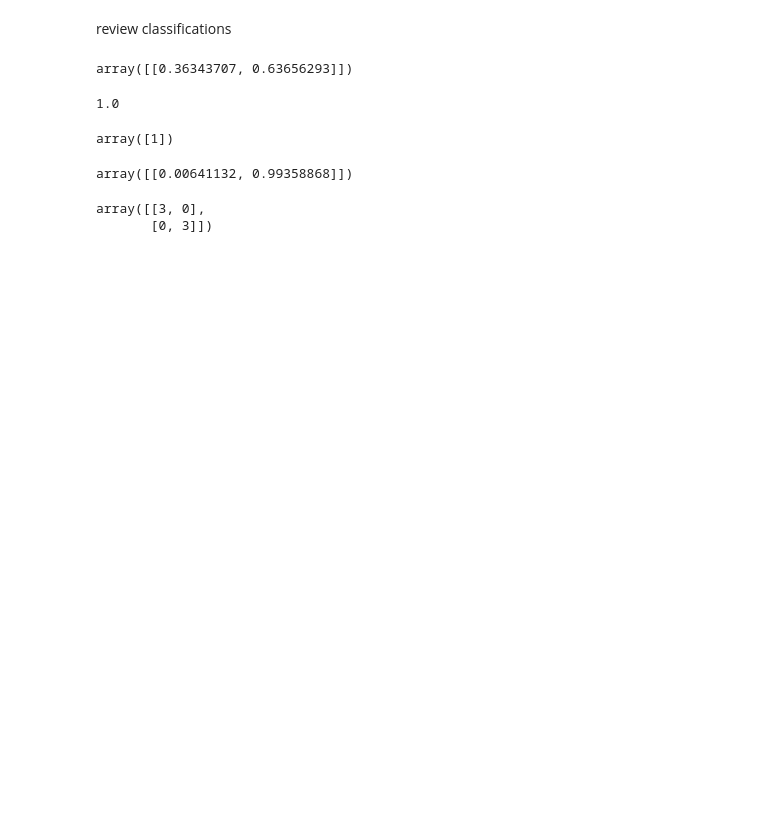
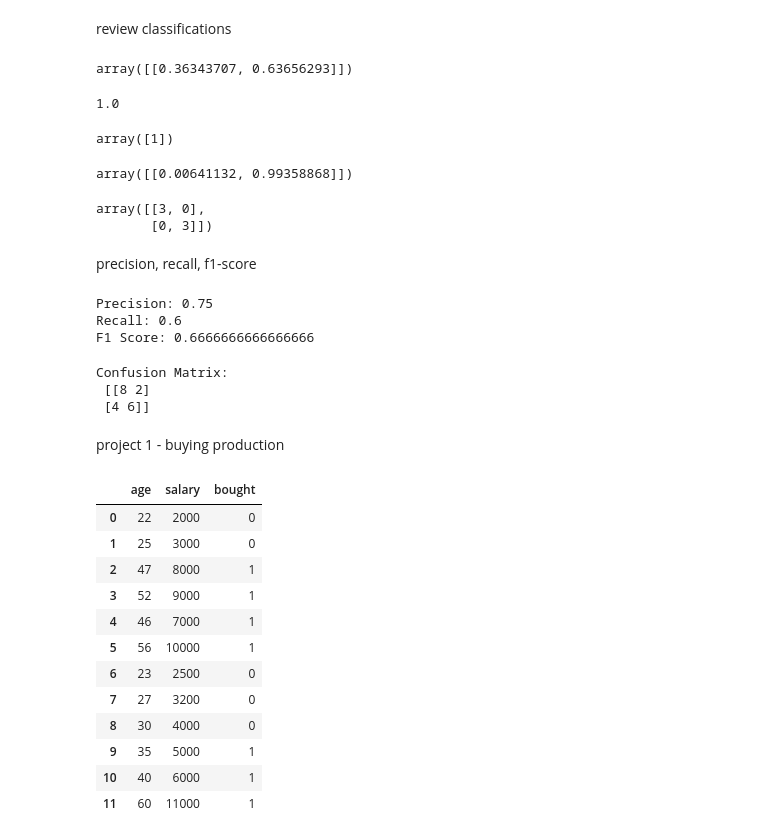
Before and after one commit to hady872/AI_Learning_Journey, a Jupyter notebook: machine_learning/ML_basics.ipynb, the cells around one changed output. Cells and saved outputs as stored; diff of their text form; code cells hidden in the pictures; blank space fills up the shorter version.

Commit message:
real project

```diff
--- a/machine_learning/ML_basics.ipynb
+++ b/machine_learning/ML_basics.ipynb
@@ -254,3 +254,57 @@ cm
 # %% [output]
 array([[3, 0],
        [0, 3]])
+# %% [markdown]
+precision, recall, f1-score
+# %%
+from sklearn.metrics import precision_score, recall_score, f1_score
+
+y_true = [1, 1, 1, 1, 1, 1, 1, 1, 1, 1,   0, 0, 0, 0, 0, 0, 0, 0, 0, 0]
+y_pred = [1, 1, 1, 1, 1, 1, 0, 0, 0, 0,   1, 1, 0, 0, 0, 0, 0, 0, 0, 0]
+
+
+precision = precision_score(y_true, y_pred)
+recall = recall_score(y_true, y_pred)
+f1 = f1_score(y_true, y_pred)
+
+
+print("Precision:", precision)
+print("Recall:", recall)
+print("F1 Score:", f1)
+# %% [output]
+Precision: 0.75
+Recall: 0.6
+F1 Score: 0.6666666666666666
+# %%
+cm = confusion_matrix(y_true, y_pred)
+print("Confusion Matrix:\n", cm)
+# %% [output]
+Confusion Matrix:
+ [[8 2]
+ [4 6]]
+# %% [markdown]
+project 1 - buying production
+# %%
+import pandas as pd
+
+data = {
+    "age":    [22,   25,   47,   52,   46,   56,    23,   27,   30,   35,   40,   60],
+    "salary": [2000, 3000, 8000, 9000, 7000, 10000, 2500, 3200, 4000, 5000, 6000, 11000],
+    "bought": [0,    0,    1,    1,    1,    1,     0,    0,    0,    1,    1,    1],
+}
+df = pd.DataFrame(data)
+df
+# %% [output]
+|  | age | salary | bought |
+| 0 | 22 | 2000 | 0 |
+| 1 | 25 | 3000 | 0 |
+| 2 | 47 | 8000 | 1 |
+| 3 | 52 | 9000 | 1 |
+| 4 | 46 | 7000 | 1 |
+| 5 | 56 | 10000 | 1 |
+| 6 | 23 | 2500 | 0 |
+| 7 | 27 | 3200 | 0 |
+| 8 | 30 | 4000 | 0 |
+| 9 | 35 | 5000 | 1 |
+| 10 | 40 | 6000 | 1 |
+| 11 | 60 | 11000 | 1 |
```
Also changed, not shown: parts of 6 cells of this notebook.
